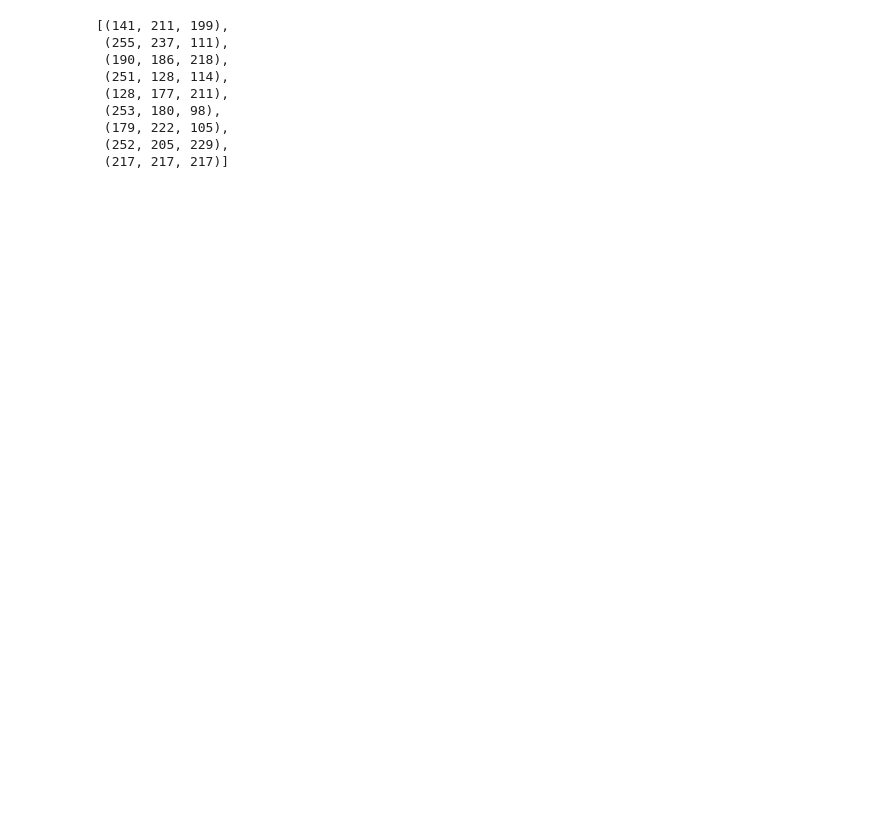
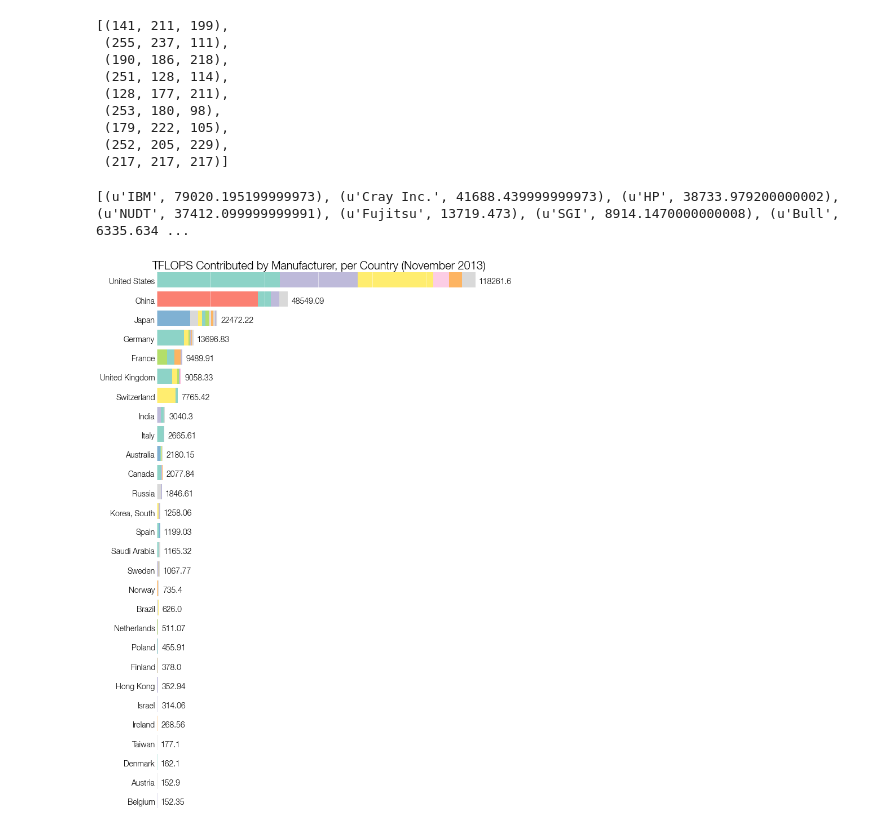
Before and after one commit to rlucioni/viz, a Jupyter notebook: top500/top500.ipynb, the cells around one changed output. Saved outputs shown, nothing was run; the diff lists cells and outputs as text; code cells hidden in the pictures; blank space fills up the shorter version.

```diff
--- a/top500/top500.ipynb
+++ b/top500/top500.ipynb
@@ -427,0 +544,5 @@ final_colors[1] = full_colors[11]
+# %%
+manufacturer_breakdown(2013, '11')
+# %% [output]
+[(u'IBM', 79020.195199999973), (u'Cray Inc.', 41688.439999999973), (u'HP', 38733.979200000002), (u'NUDT', 37412.099999999991), (u'Fujitsu', 13719.473), (u'SGI', 8914.1470000000008), (u'Bull', 6335.634 ...
+[figure, added]
```
Also changed, not shown: parts of 12 cells of this notebook, 13 other files.
